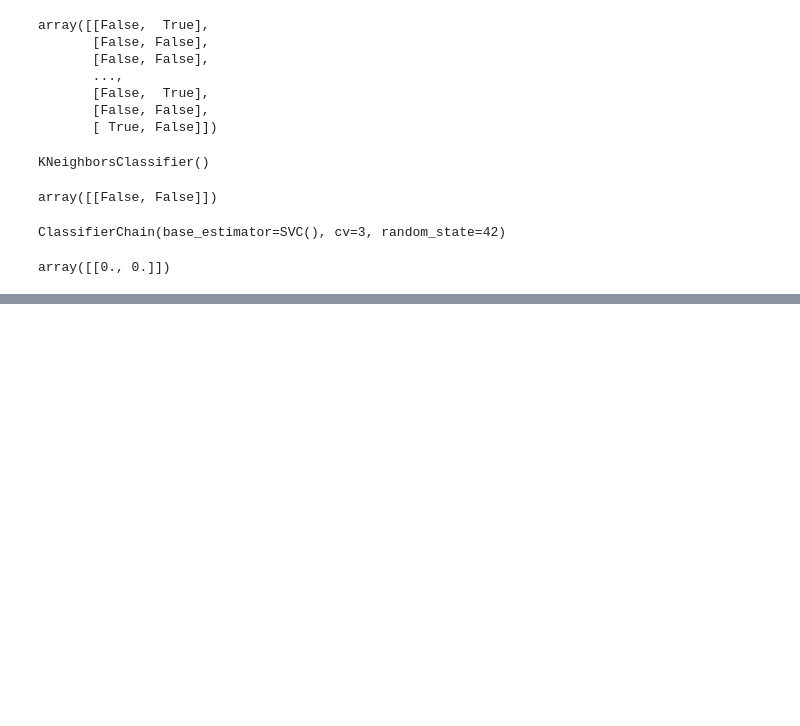
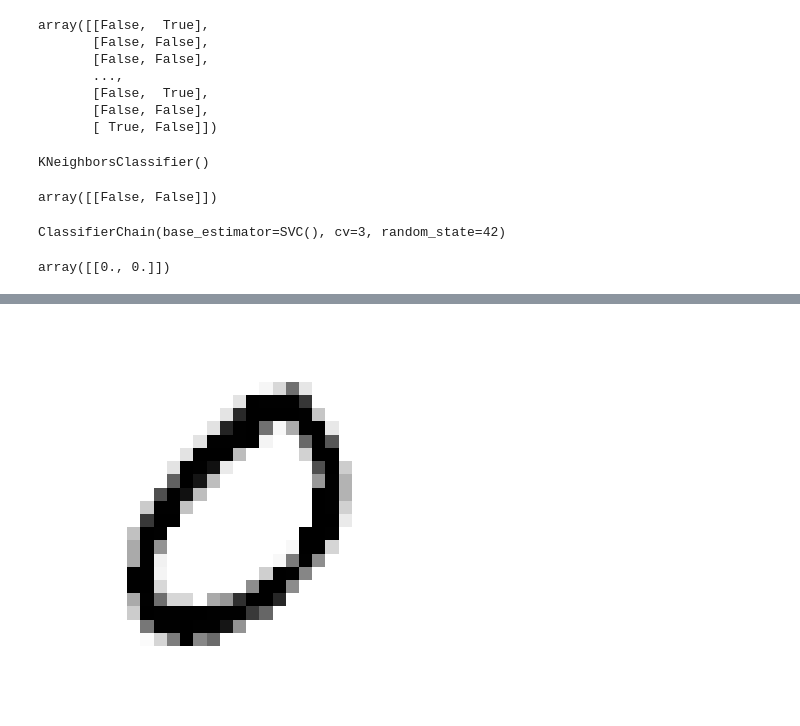
Before and after one commit to JuanPabloRodriguezC/scikit_classification, a Jupyter notebook: digit_classification.ipynb, the cells around one changed output, grey strips where cells are left out. Cells and saved outputs as stored; diff of their text form; code cells hidden in the pictures; blank space fills up the shorter version.

```diff
--- a/digit_classification.ipynb
+++ b/digit_classification.ipynb
@@ -395,0 +418,8 @@ array([[0., 0.]])
+# %%
+new_dig = mo_clf.predict(X_train_new[1].reshape(1,-1))
+# %%
+plt.clf()
+plot_digit(new_dig)
+plt.show()
+# %% [output]
+[figure, added]
```
Also changed, not shown: parts of 5 cells of this notebook.
